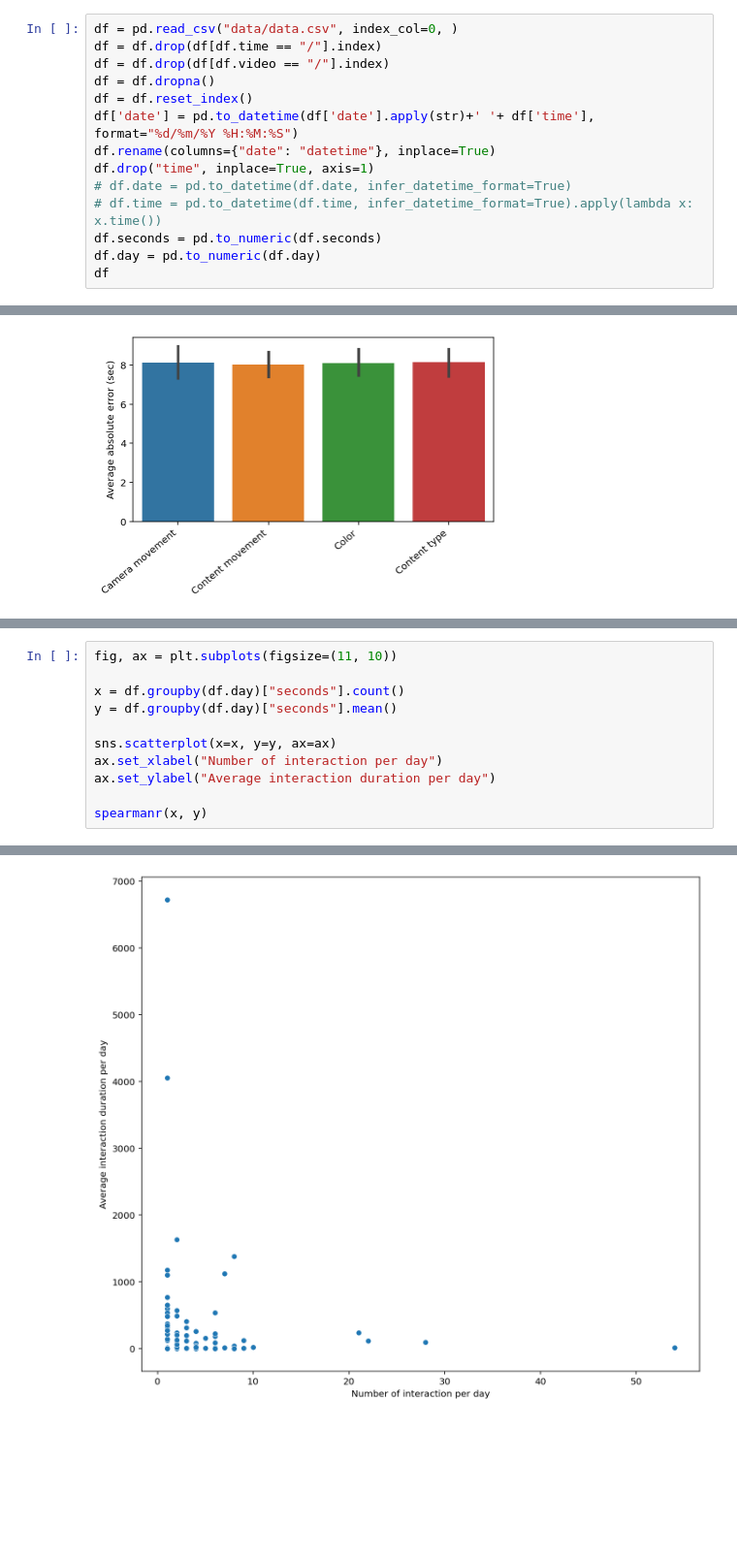
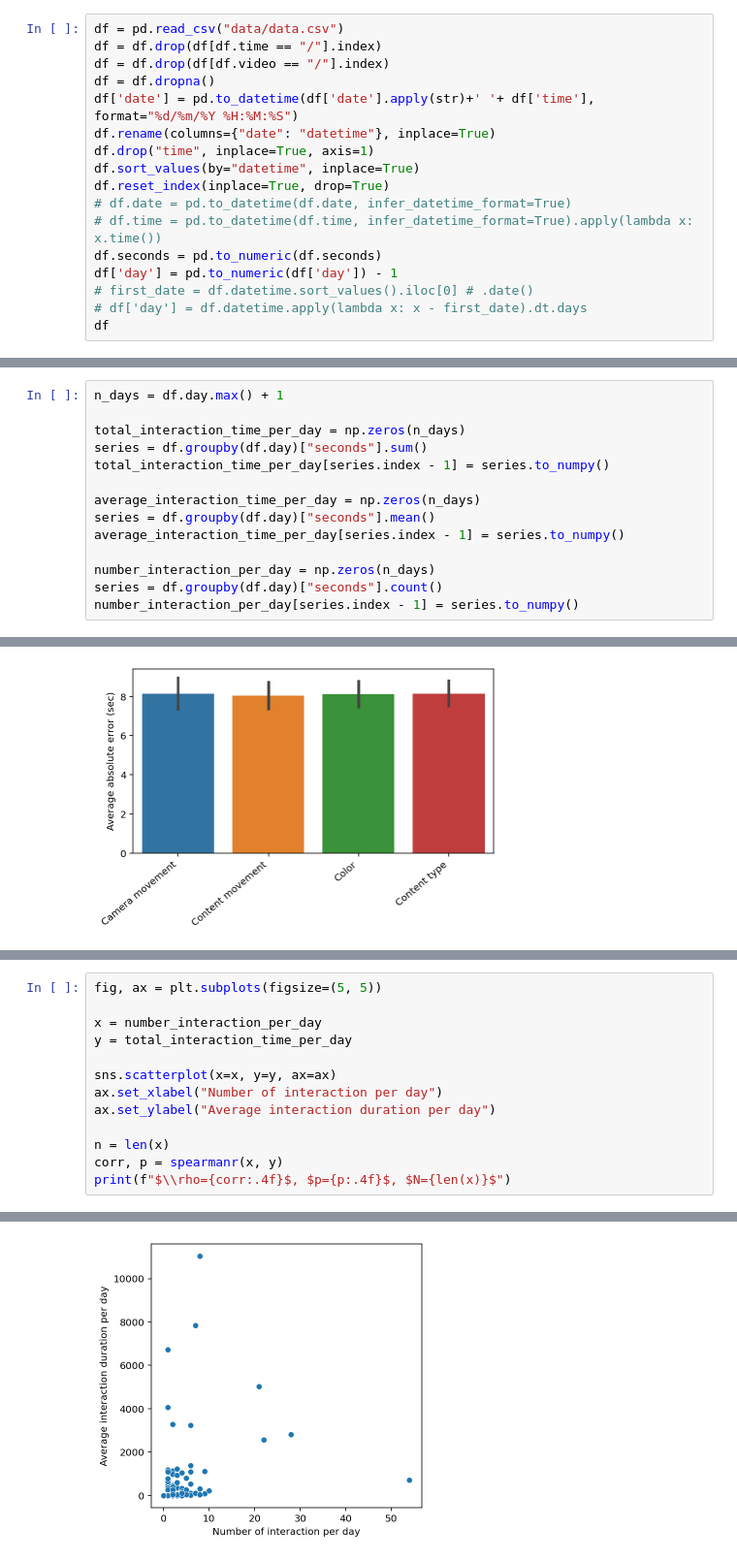
Before and after one commit to AurelienNioche/DoggyVision, a Jupyter notebook: main.ipynb, the cells around one changed output, grey strips where cells are left out. Shown at 97% size. Cells and saved outputs as stored; diff of their text form; blank space fills up the shorter version.

```diff
--- a/main.ipynb
+++ b/main.ipynb
@@ -14,16 +53,19 @@ os.makedirs("fig", exist_ok=True)
 # %%
-df = pd.read_csv("data/data.csv", index_col=0, )
+df = pd.read_csv("data/data.csv")
 df = df.drop(df[df.time == "/"].index)
 df = df.drop(df[df.video == "/"].index)
 df = df.dropna()
-df = df.reset_index()
 df['date'] = pd.to_datetime(df['date'].apply(str)+' '+ df['time'], format="%d/%m/%Y %H:%M:%S")
 df.rename(columns={"date": "datetime"}, inplace=True)
 df.drop("time", inplace=True, axis=1)
+df.sort_values(by="datetime", inplace=True)
+df.reset_index(inplace=True, drop=True)
 # df.date = pd.to_datetime(df.date, infer_datetime_format=True)
 # df.time = pd.to_datetime(df.time, infer_datetime_format=True).apply(lambda x: x.time())
 df.seconds = pd.to_numeric(df.seconds)
-df.day = pd.to_numeric(df.day)
+df['day'] = pd.to_numeric(df['day']) - 1
+# first_date = df.datetime.sort_values().iloc[0] # .date()
+# df['day'] = df.datetime.apply(lambda x: x - first_date).dt.days
 df
 # %% [output]
 |  | day | datetime | seconds | video |
@@ -42,3 +84,17 @@ df
+# %%
+n_days = df.day.max() + 1
+
+total_interaction_time_per_day = np.zeros(n_days)
+series = df.groupby(df.day)["seconds"].sum()
+total_interaction_time_per_day[series.index - 1] = series.to_numpy()
+
+average_interaction_time_per_day = np.zeros(n_days)
+series = df.groupby(df.day)["seconds"].mean()
+average_interaction_time_per_day[series.index - 1] = series.to_numpy()
+
+number_interaction_per_day = np.zeros(n_days)
+series = df.groupby(df.day)["seconds"].count()
+number_interaction_per_day[series.index - 1] = series.to_numpy()
 # %%
 # fig, ax = plt.subplots()
 # sns.histplot(ax=ax, data=df, x="day", kde=False, bins=30)
@@ -599,12 +656,14 @@ plt.tight_layout()
 # %%
-fig, ax = plt.subplots(figsize=(11, 10))
+fig, ax = plt.subplots(figsize=(5, 5))
 
-x = df.groupby(df.day)["seconds"].count()
-y = df.groupby(df.day)["seconds"].mean()
+x = number_interaction_per_day
+y = total_interaction_time_per_day
 
 sns.scatterplot(x=x, y=y, ax=ax)
 ax.set_xlabel("Number of interaction per day")
 ax.set_ylabel("Average interaction duration per day")
 
-spearmanr(x, y)
+n = len(x)
+corr, p = spearmanr(x, y)
+print(f"$\\rho={corr:.4f}$, $p={p:.4f}$, $N={len(x)}$")
 # %% [output]
@@ -612 +671 @@ SpearmanrResult(correlation=-0.14775478308052187, pvalue=0.1720203783645819)
-[figure, old version]
+[figure, new version]
```
Also changed, not shown: parts of 34 cells of this notebook, 3 other files.
